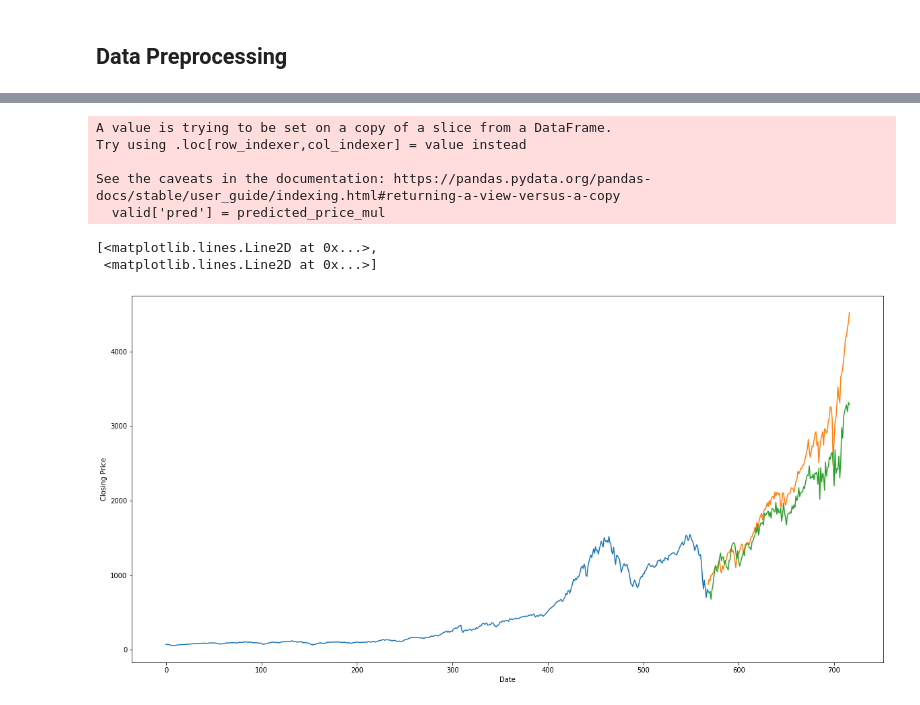
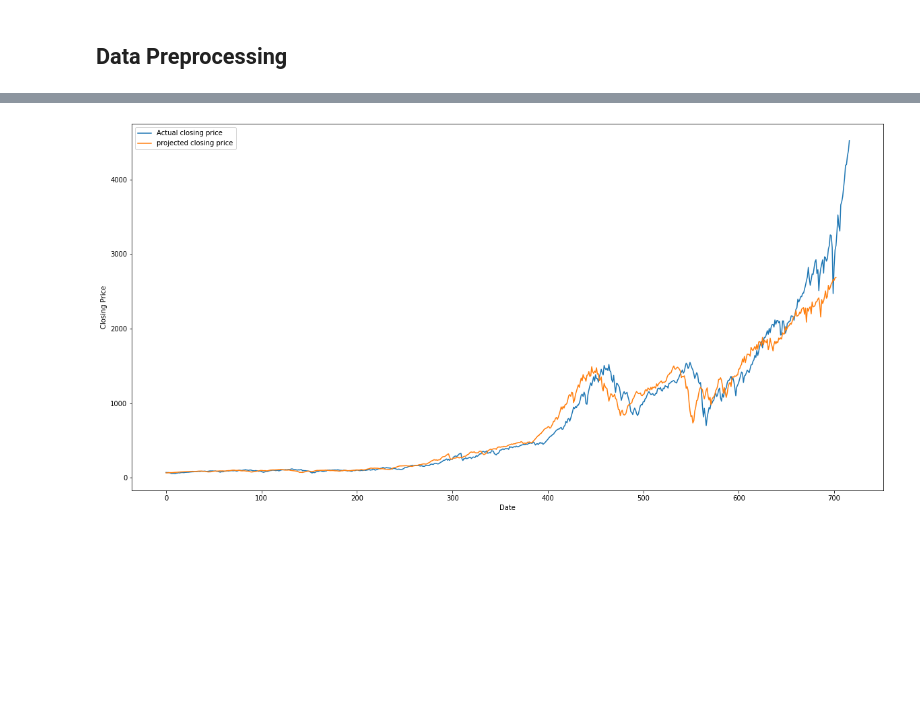
Before and after one commit to nfax117/Stock-Market-Crash-Predictor, a Jupyter notebook: NN.ipynb, the cells around one changed output, grey strips where cells are left out. Drawn from its saved outputs; the diff is of its cells as text; code cells hidden in the pictures; blank space fills up the shorter version.

Commit message:
update to show full projection

```diff
--- a/NN.ipynb
+++ b/NN.ipynb
@@ -79,9 +79,8 @@ def create_model(units=[12,3], learning_rate=0.3):
     model = tf.keras.models.Sequential()
     # # LSTM RNN model
     model.add(LSTM(units=64,return_sequences=True, input_shape=(X_train.shape[1], X_train.shape[2])))
-    model.add(LSTM(units=32,return_sequences=False))
-    model.add(Dropout(0.2))
-    model.add(Dense(25))
+    model.add(LSTM(units=32,return_sequences=False, dropout=0.2))
+    model.add(Dense(25, activation='sigmoid'))
     model.add(Dense(1))
 
     # opt = tf.keras.optimizers.Adam(learning_rate=0.1)
@@ -125,9 +124,11 @@ WARNING:absl:<keras.layers.recurrent.LSTMCell object at 0x...> has the same name
 # test data
 test_data = SNP_price[train_size - time_step:, :]
 test_data_mul = SNP_attributes[train_size - time_step:, :]
+test_data_mul_full = SNP_attributes[:, :]
 # test_data_mul = np.array(test_data_mul)
 X_test = []
 X_test_mul = []
+X_test_mul_full = []
 y_test = SNP_price[train_size:, :]
 for i in range(time_step, len(test_data)):
     X_test.append(test_data[i-time_step:i,0])
@@ -136,14 +137,21 @@ for i in range(time_step, len(test_data)):
 for i in range(time_step, len(test_data_mul)):
     X_test_mul.append(test_data_mul[i-time_step:i,0:test_data_mul.shape[1]])
 
+for i in range(time_step, len(test_data_mul_full)):
+    X_test_mul_full.append(test_data_mul_full[i-time_step:i,0:test_data_mul_full.shape[1]])
 
-X_test, X_test_mul = np.array(X_test), np.array(X_test_mul)
+
+X_test, X_test_mul, X_test_mul_full = np.array(X_test), np.array(X_test_mul), np.array(X_test_mul_full)
 X_test = np.reshape(X_test, (X_test.shape[0], X_test.shape[1], 1))
 X_test_mul = np.reshape(X_test_mul, (X_test_mul.shape[0], X_test_mul.shape[1], X_test_mul.shape[2]))
+X_test_mul_full = np.reshape(X_test_mul_full, (X_test_mul_full.shape[0], X_test_mul_full.shape[1], X_test_mul_full.shape[2]))
 # %%
 # predicted_price = model.predict(X_test)
 predicted_price_mul = model.predict(X_test_mul)
 # predicted_price = Price_scaler.inverse_transform(predicted_price)
 predicted_price_mul = np.repeat(predicted_price_mul,X_test_mul.shape[2],axis=-1)
 predicted_price_mul = scaler.inverse_transform(predicted_price_mul)[:,0]
-predicted_price_mul
+
+predict_full = model.predict(X_test_mul_full)
+predict_full = np.repeat(predict_full,X_test_mul_full.shape[2], axis=-1)
+predict_full = scaler.inverse_transform(predict_full)[:,0]
@@ -168,21 +158,17 @@ array([ 789.98865,  759.7035 ,  784.249  ,  678.80597,  800.63666,
 # %%
 plt.figure(figsize=(20,10))
-training = SNP[:train_size]
-valid = SNP[train_size:]
-valid['pred'] = predicted_price_mul
-
+training = SNP[:]
+# valid = SNP[train_size:]
+# valid['pred'] = predicted_price_mul
+projection = predict_full
 
 #plot
 plt.xlabel('Date')
 plt.ylabel('Closing Price')
-plt.plot(training["Closing Price"])
-plt.plot(valid[['Closing Price', 'pred']])
+plt.plot(training["Closing Price"], label = 'Actual closing price')
+# plt.plot(valid[['Closing Price', 'pred']])
+plt.plot(projection, label = 'projected closing price')
+plt.legend()
+plt.show()
 # %% [output]
-A value is trying to be set on a copy of a slice from a DataFrame.
-Try using .loc[row_indexer,col_indexer] = value instead
-
-See the caveats in the documentation: https://pandas.pydata.org/pandas-docs/stable/user_guide/indexing.html#returning-a-view-versus-a-copy
-  valid['pred'] = predicted_price_mul
-[<matplotlib.lines.Line2D at 0x...>,
- <matplotlib.lines.Line2D at 0x...>]
-[figure, old version]
+[figure, new version]
```
Also changed, not shown: parts of 3 cells of this notebook, 4 other files.
